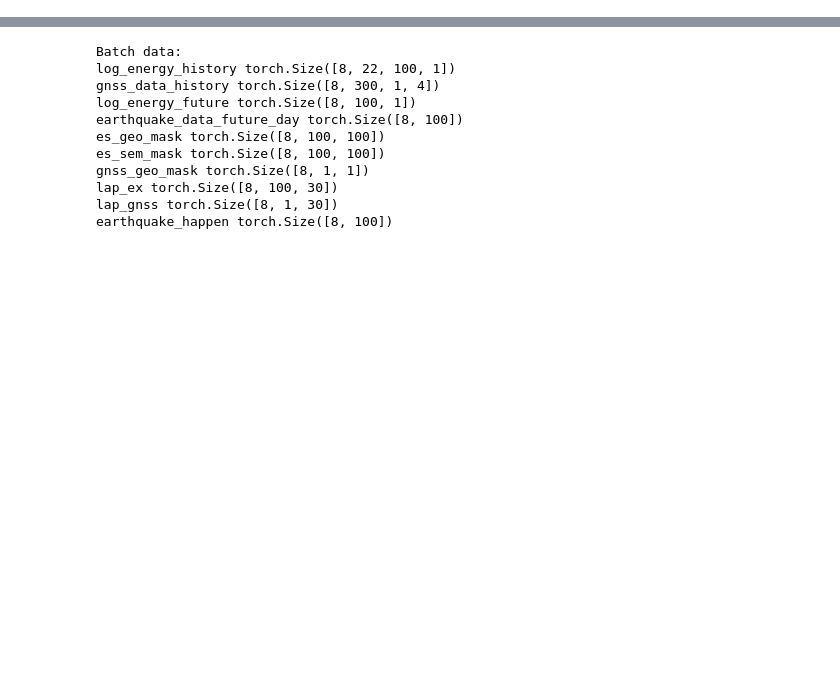
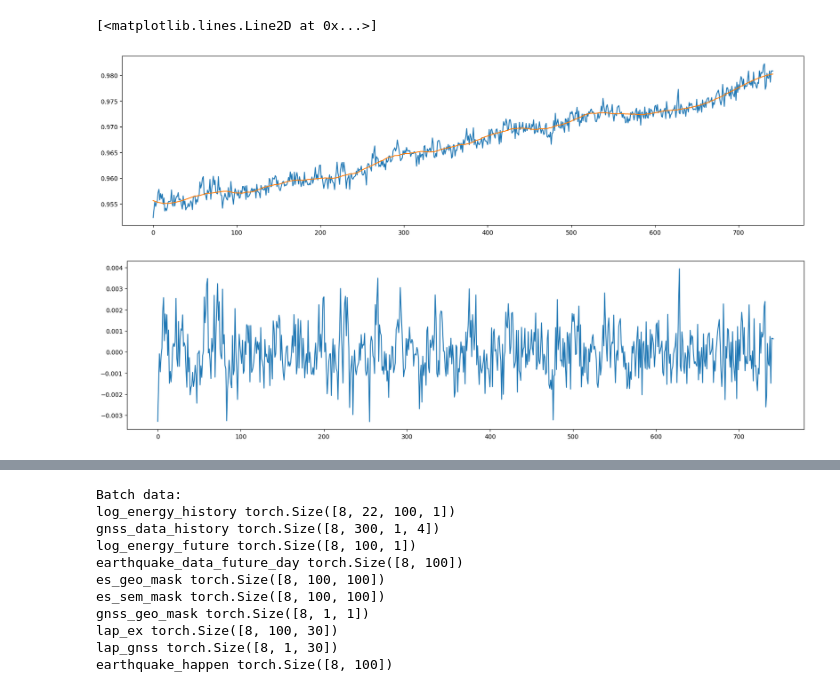
Before and after one commit to lhhhappy/Earthquake_predictor, a Jupyter notebook: dataset/dataset_test.ipynb, the cells around one changed output, grey strips where cells are left out. Drawn from its saved outputs; the diff is of its cells as text; code cells hidden in the pictures; blank space fills up the shorter version.

```diff
--- a/dataset/dataset_test.ipynb
+++ b/dataset/dataset_test.ipynb
@@ -74,0 +83,2 @@ for data in dataset_California:
+# %%
+data = dataset_California[0]
@@ -75,3 +151,17 @@ for data in dataset_California:
+# %%
+data = (np.array(gnss_data["AR53"].values))
+# %%
+data_list = [i[3] for i in data if not np.isnan(i).all()]
+# %%
+plt.figure(figsize=(20,5))
+plt.plot(data_list)
+plt.plot(no_lag_filter(data_list,window_length=101))
+plt.figure(figsize=(20,5))
+plt.plot(data_list-no_lag_filter(data_list,window_length=101))
+# %% [output]
+[<matplotlib.lines.Line2D at 0x...>]
+[figure, added]
+[figure, added]
 # %%
 for key in dataset_California[0]:
     print(key,dataset_California[0][key].shape)
```
Also changed, not shown: parts of 15 cells of this notebook, 37 other files.
